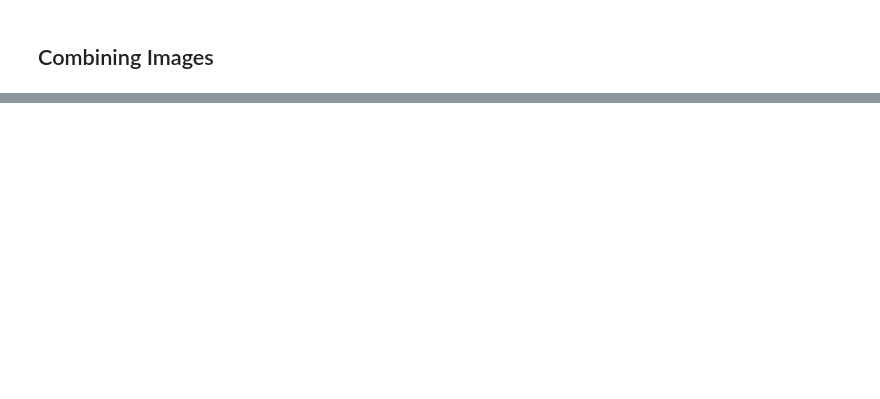
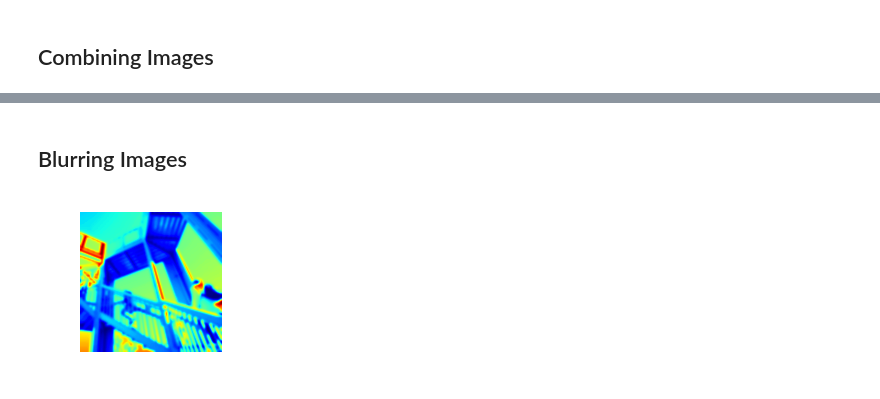
Before and after one commit to PiBingbin/Aggregatus, a Jupyter notebook: Miscellaneous/Numpy/chap 05.ipynb, the cells around one changed output, grey strips where cells are left out. Cells and saved outputs as stored; diff of their text form; code cells hidden in the pictures; blank space fills up the shorter version.

Commit message:
Blurring an image

```diff
--- a/Miscellaneous/Numpy/chap 05.ipynb
+++ b/Miscellaneous/Numpy/chap 05.ipynb
@@ -89,0 +90,24 @@ plt.show()
+# %% [markdown]
+## Blurring Images
+# %%
+from random import choice
+import scipy
+import scipy.ndimage
+
+
+# Initialize the polar plots
+
+NFIGURES = 5
+k = np.random.randint(1, 5, NFIGURES)
+a = np.random.randint(1, 5, NFIGURES)
+colors = ['b', 'g', 'r', 'c', 'm', 'y', 'k']
+
+
+# To Blur Ascent, apply the Gaussian Filter with a standard deviation of 4
+plt.subplot(212)
+blurred = scipy.ndimage.gaussian_filter(ascent, sigma = 4)
+plt.imshow(blurred)
+plt.axis('off')
+plt.show()
+# %% [output]
+[figure, added]
```
Also changed, not shown: parts of 3 cells of this notebook, 1 other file.
